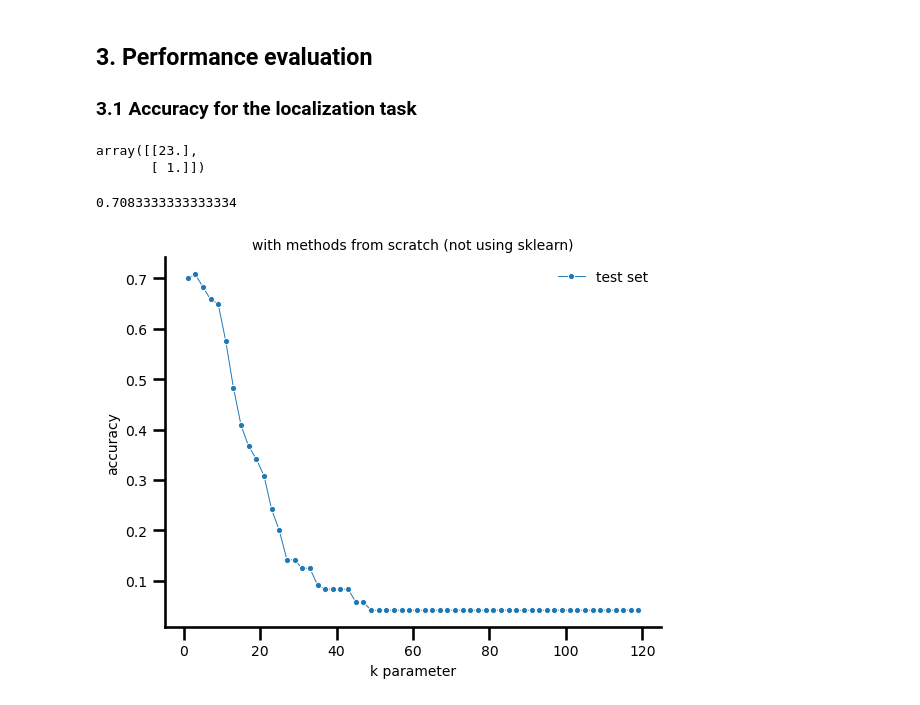
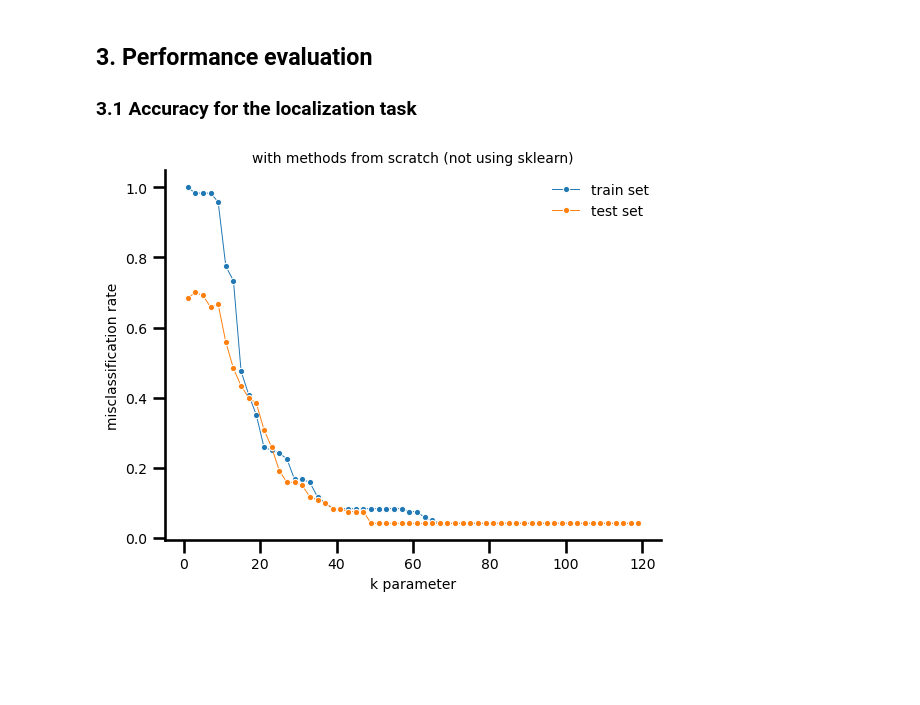
Before and after one commit to arnestc/StatisticalLearning, a Jupyter notebook: notebooks/03-user-localization-v2.ipynb, the cells around one changed output. Saved outputs shown, nothing was run; the diff lists cells and outputs as text; code cells hidden in the pictures; blank space fills up the shorter version.

Commit message:
lab1 - ex03: accuracy implemented

```diff
--- a/notebooks/03-user-localization-v2.ipynb
+++ b/notebooks/03-user-localization-v2.ipynb
@@ -224,37 +207,39 @@ infer_labels = knn(train_data, test_data, k=3, prog_bar=False)
-# %%
-infer_labels[0]
-# %% [output]
-array([[23.],
-       [ 1.]])
-# %%
-np.sum(labels_knn(infer_labels) == test_data[:, -1]) / len(test_data)
-# %% [output]
-0.7083333333333334
 # %%
-k_max = 120
+k_max = len(test_data)
 k_vals = np.arange(1, k_max, 2)
-accuracy = []
+
+set = {
+    'train': train_data,
+    'test': test_data
+}
+
+accuracy = {
+    'train': [],
+    'test': []
+}
 
 for k in tqdm(k_vals, colour='green'):
-    infer_labels = knn(train_data, test_data, k=k, prog_bar=True)
-    a = np.sum(labels_knn(infer_labels) == test_data[:, -1]) / len(test_data)
-    accuracy.append(a)
+    for t in set.keys():
+        labels = knn(x_train=train_data[:, :-1], x_test=set[t][:, :-1], y_train=train_data[:, -1], k=k)
+        a = np.sum(labels == set[t][:, -1]) / len(set[t])
+        accuracy[t].append(a)
 # %%
 fig, ax = plt.subplots()
 
-sns.lineplot(
-    x=k_vals, y=accuracy,
-    ax=ax,
-    marker='.',
-    lw=0.7,
-    label=f"test set"
+for t in set.keys():
+    sns.lineplot(
+        x=k_vals, y=accuracy[t],
+        ax=ax,
+        marker='.',
+        lw=0.7,
+        label=f"{t} set"
     )
 
 ax.legend(framealpha=0)
-ax.set_ylabel("accuracy")
+ax.set_ylabel("misclassification rate")
 ax.set_xlabel("k parameter")
 ax.set_title("with methods from scratch (not using sklearn)")
 
 sns.despine(right=True)
 # %% [output]
-[figure, old version]
+[figure, new version]
```
Also changed, not shown: parts of 7 cells of this notebook.
